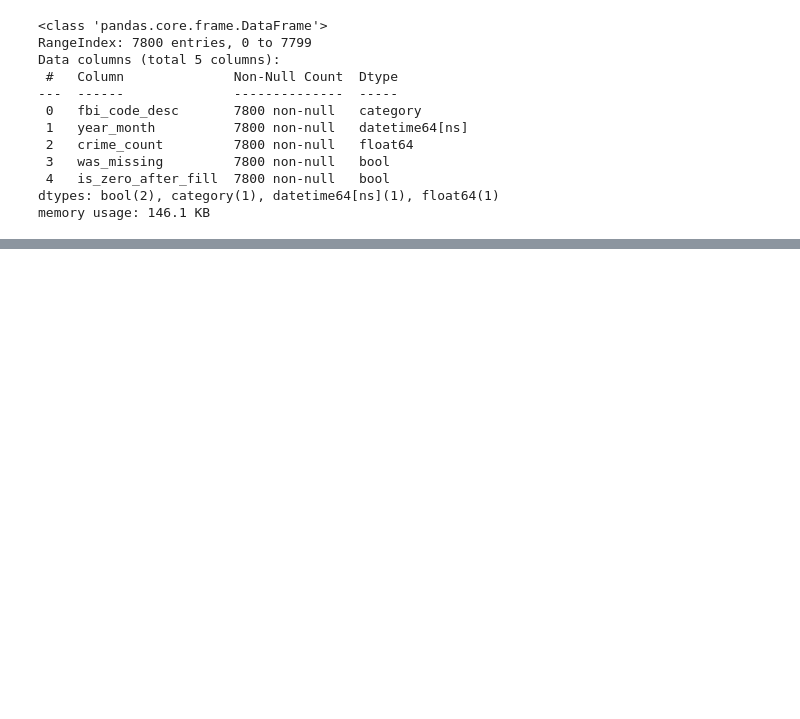
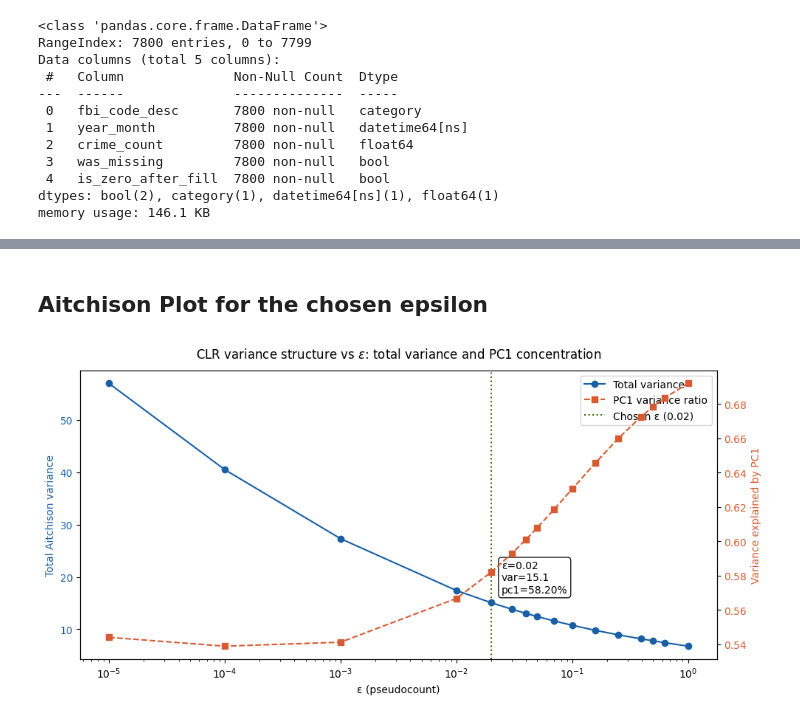
Before and after one commit to SirErikPak/ChicagoCrime, a Jupyter notebook: Notebook/ChicagoCrimeDetection.ipynb, the cells around one changed output, grey strips where cells are left out. Cells and saved outputs as stored; diff of their text form; code cells hidden in the pictures; blank space fills up the shorter version.

```diff
--- a/Notebook/ChicagoCrimeDetection.ipynb
+++ b/Notebook/ChicagoCrimeDetection.ipynb
@@ -1576,0 +252,7 @@ Which direction do you want to go?
+# %% [markdown]
+## Aitchison Plot for the chosen epsilon
+# %%
+# Aitchison plot for the chosen epsilon
+fig_dic = aplot.plot_aitchison(clr_dict=epsilon_sweep_result['clr_dict'], chosen_eps=0.02)
+# %% [output]
+[figure, added]
```
Also changed, not shown: parts of 92 cells of this notebook, 22 other files.
